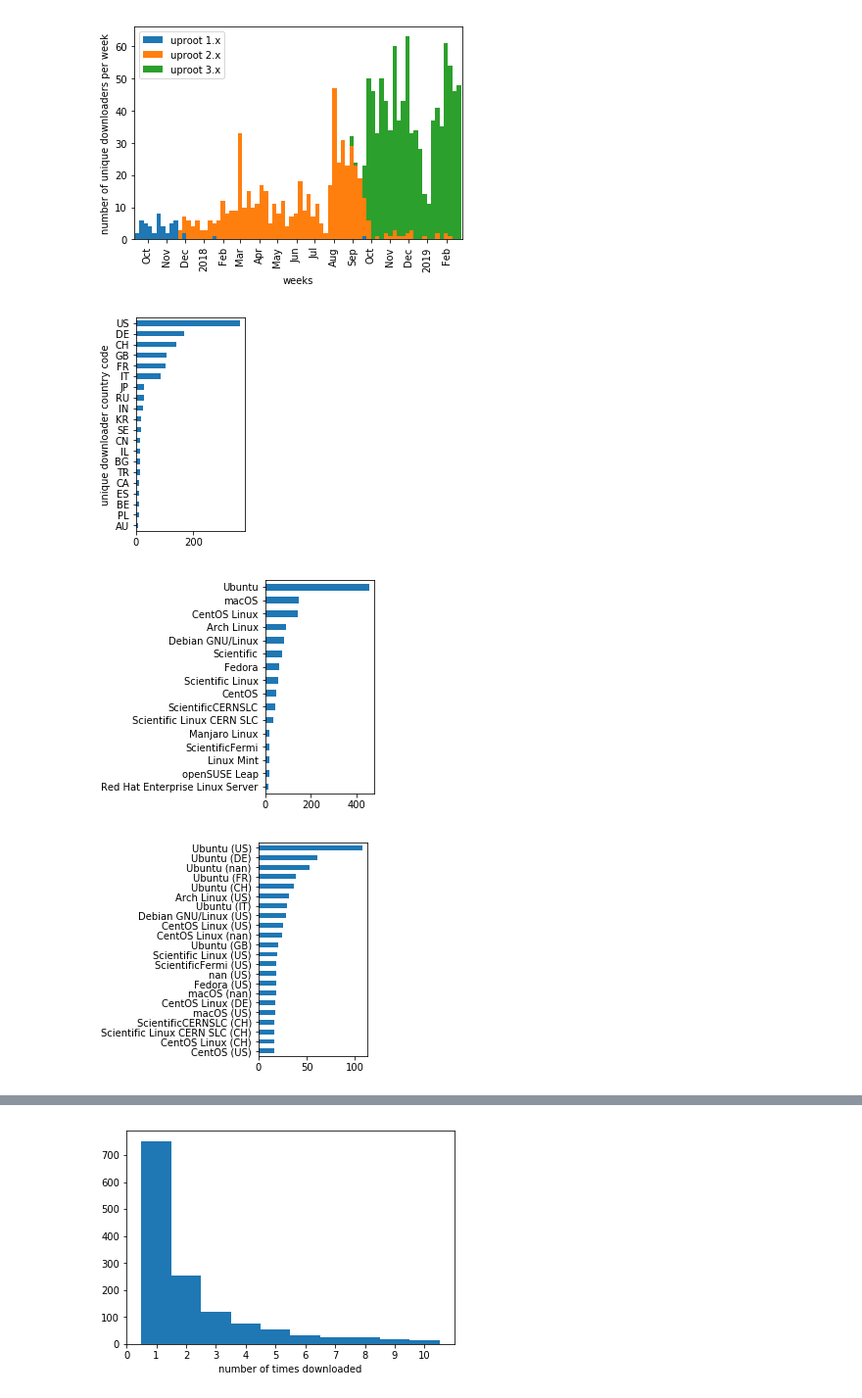
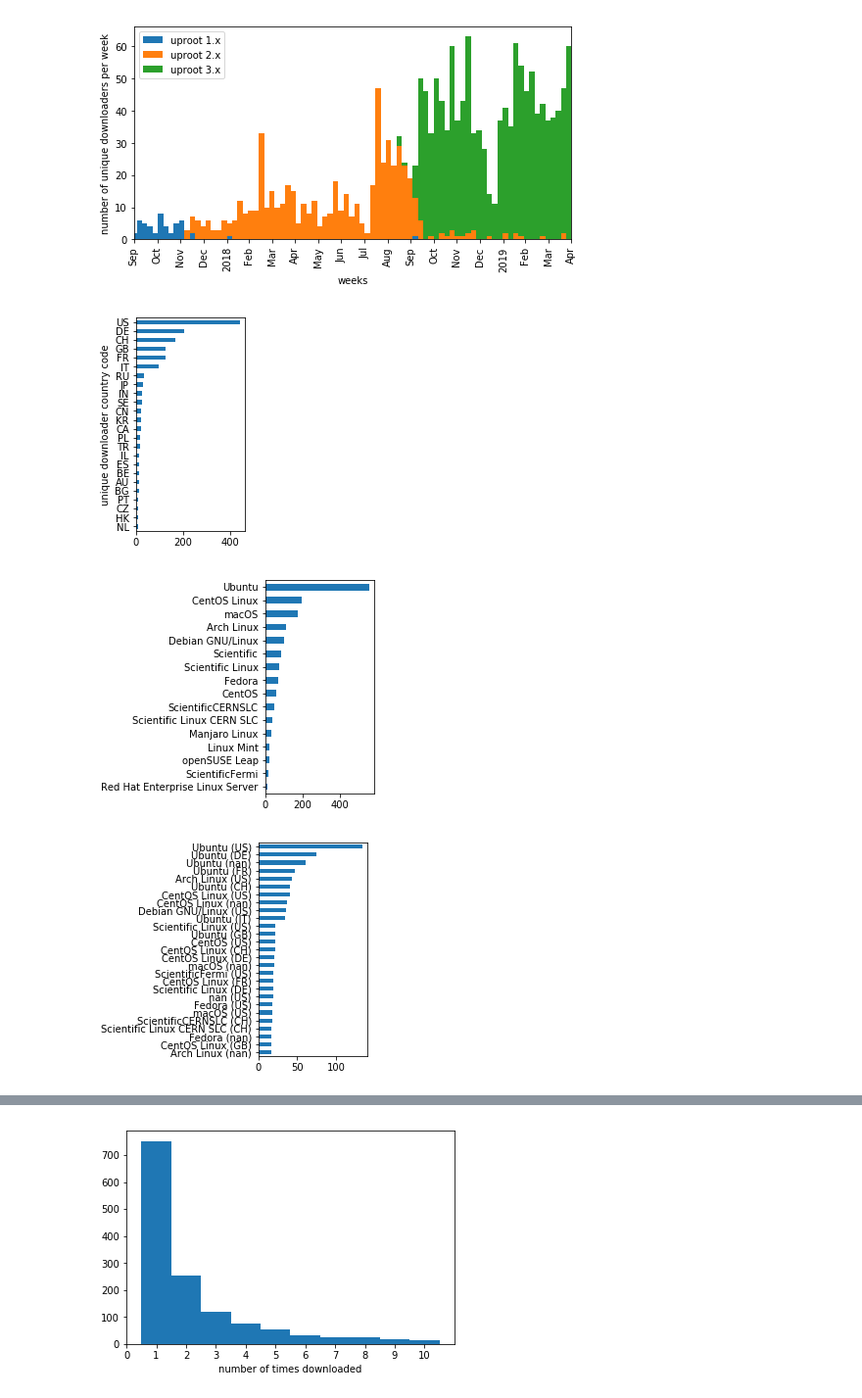
Before and after one commit to jpivarski/jupyter-performance-studies, a Jupyter notebook: uproot-pip.ipynb, the cells around one changed output, grey strips where cells are left out. Shown: that part at 98% size. Drawn from its saved outputs; the diff is of its cells as text; code cells hidden in the pictures.

```diff
--- a/uproot-pip.ipynb
+++ b/uproot-pip.ipynb
@@ -14,8 +14,11 @@ df2 = pandas.read_csv("uproot-pip-to2019-01-01.csv",
 df3 = pandas.read_csv("uproot-pip-to2019-02-22.csv",
                       parse_dates=[0],
                       infer_datetime_format=True)
+df4 = pandas.read_csv("uproot-pip-to2019-04-16.csv",
+                      parse_dates=[0],
+                      infer_datetime_format=True)
 
-df = pandas.concat([df1, df2, df3])
+df = pandas.concat([df1, df2, df3, df4])
 df.columns, len(df)
 # %% [output]
 (Index(['timestamp', 'country_code', 'file_version', 'details_distro_name',
@@ -46,36 +49,40 @@ df2 = pandas.DataFrame({"weeks": numpy.round(df["weeks_since"]).astype(int),
 # %%
 # fig = df2["timestamp"].hist(bins=526 // 7, grid=False, figsize=(8, 4))
 plt = df2.groupby("weeks").sum().plot.bar(stacked=True, width=1)
-plt.set_xticks(numpy.array([17, 48, 78, 109, 140, 168, 199, 229, 260, 290, 321, 352, 382, 413, 443, 474, 505]) / 7)
-plt.set_xticklabels(["Oct", "Nov", "Dec", "2018", "Feb", "Mar", "Apr", "May", "Jun", "Jul", "Aug", "Sep", "Oct", "Nov", "Dec", "2019", "Feb"])
+plt.figure.set_size_inches(8, 4)
+ticks = numpy.cumsum([0, 31, 30, 31, 31, 28, 31, 30, 31, 30, 31, 31, 30, 31, 30, 31, 31, 28, 31, 30]) / 7
+labels = ["Sep", "Oct", "Nov", "Dec", "2018", "Feb", "Mar", "Apr", "May", "Jun", "Jul", "Aug", "Sep", "Oct", "Nov", "Dec", "2019", "Feb", "Mar", "Apr"]
+plt.set_xticks(ticks)
+plt.set_xticklabels(labels)
+plt.set_xlim(0, ticks[-1])
 plt.set_ylabel("number of unique downloaders per week")
 plt.get_figure().savefig("uproot-pip-vsweek.pdf")
 # %% [output]
-[figure, old version]
+[figure, new version]
 # %%
 df2 = df.groupby("country_code").count().sort_values("timestamp")
-fig = df2[df2["timestamp"] > 8].plot.barh(y="timestamp", legend=False, figsize=(2, 4))
+fig = df2[df2["timestamp"] > 8].plot.barh(y="timestamp", legend=False, figsize=(2, 5))
 fig.set_ylabel("unique downloader country code")
 fig.get_figure().savefig("uproot-pip-vscountry.pdf")
 # %% [output]
-[figure, old version]
+[figure, new version]
 # %%
 df2 = df.groupby("details_distro_name").count().sort_values("timestamp")
-fig = df2[df2["timestamp"] > 8].plot.barh(y="timestamp", legend=False, figsize=(2, 4))
+fig = df2[df2["timestamp"] > 8].plot.barh(y="timestamp", legend=False, figsize=(2, 5))
 fig.set_ylabel("")
 fig.get_figure().savefig("uproot-pip-vsos.pdf")
 # %% [output]
-[figure, old version]
+[figure, new version]
 # %%
 df["distro-country"] = df[["details_distro_name", "country_code"]].apply(
     lambda x: "{} ({})".format(x[0], x[1]), axis=1)
 # %%
 df2 = df.groupby("distro-country").count().sort_values("timestamp")
-fig = df2[df2["timestamp"] > 15].plot.barh(y="timestamp", legend=False, figsize=(2, 4))
+fig = df2[df2["timestamp"] > 15].plot.barh(y="timestamp", legend=False, figsize=(2, 5))
 fig.set_ylabel("")
 fig.get_figure().savefig("uproot-pip-vsoscountry.pdf")
 # %% [output]
-[figure, old version]
+[figure, new version]
 # %%
 df["system-name-version"] = df[["details_system_name", "details_system_release"]].apply(
     lambda x: "{} {}".format(x[0], x[1] if x[0] != "Linux" else ".".join(x[1].split(".")[:2])), axis=1)
```
Also changed, not shown: parts of 6 cells of this notebook, 2 other files.
